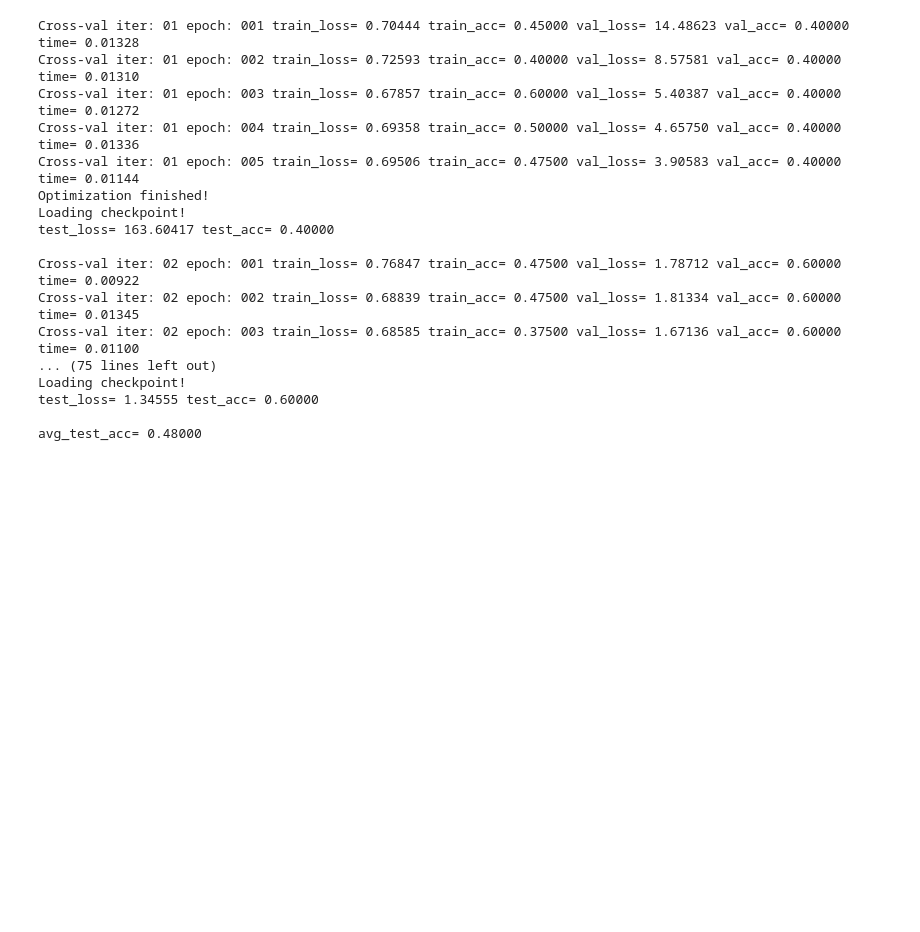
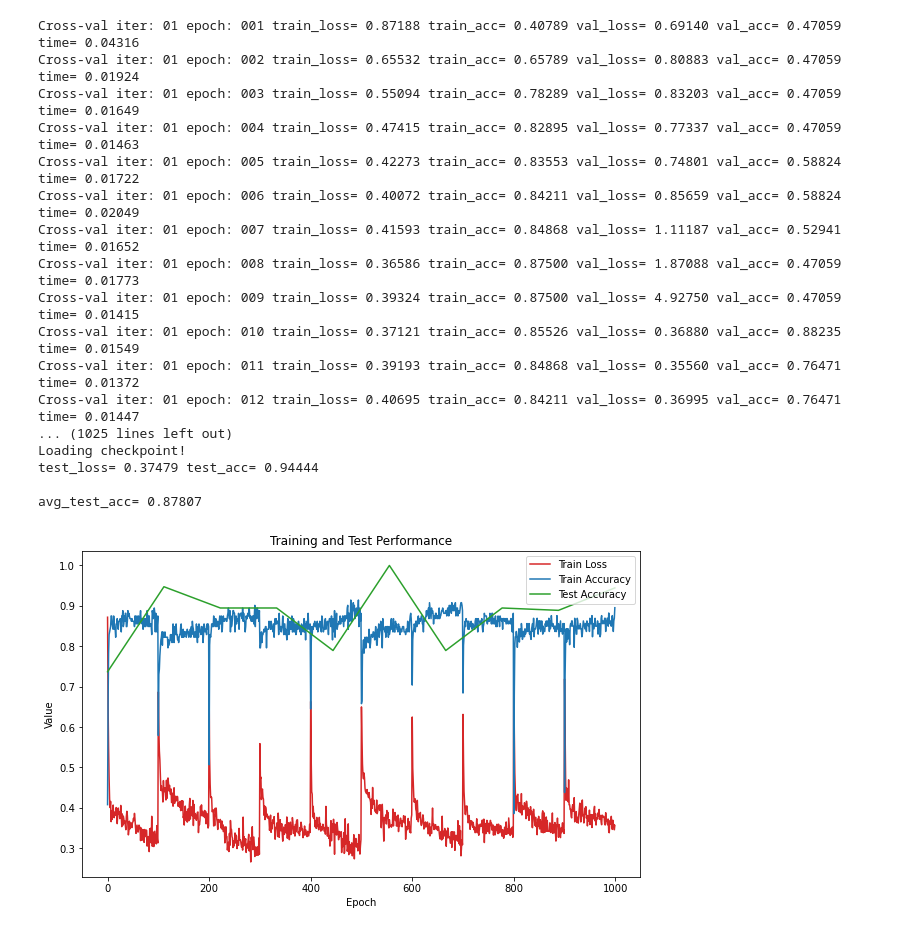
Before and after one commit to huangderful/hrwgnn, a Jupyter notebook: main.ipynb, the cells around one changed output. Drawn from its saved outputs; the diff is of its cells as text; code cells hidden in the pictures; blank space fills up the shorter version.

```diff
--- a/main.ipynb
+++ b/main.ipynb
@@ -253,6 +261,11 @@ kf = KFold(n_splits=10, shuffle=True, random_state=13)
 it = 0
 accs = list()
 # %%
+model = []
+total_train_loss = []
+total_train_acc = []
+total_test_acc = []
+
 for train_index, test_index in kf.split(y):
     it += 1
 
@@ -332,6 +345,9 @@ for train_index, test_index in kf.split(y):
             "train_acc=", "{:.5f}".format(train_acc.avg), "val_loss=", "{:.5f}".format(val_loss.avg),
             "val_acc=", "{:.5f}".format(val_acc.avg), "time=", "{:.5f}".format(time.time() - start))
 
+        total_train_loss.append(train_loss.avg)
+        total_train_acc.append(train_acc.avg)
+
         # Remember best accuracy and save checkpoint
         is_best = val_acc.avg >= best_acc
         best_acc = max(val_acc.avg, best_acc)
@@ -363,26 +379,58 @@ for train_index, test_index in kf.split(y):
     # Print results
     print("test_loss=", "{:.5f}".format(test_loss.avg), "test_acc=", "{:.5f}".format(test_acc.avg))
     print()
+    total_test_acc.append(test_acc.avg)
 
 print("avg_test_acc=", "{:.5f}".format(np.mean(accs)))
 # %% [output]
-Cross-val iter: 01 epoch: 001 train_loss= 0.70444 train_acc= 0.45000 val_loss= 14.48623 val_acc= 0.40000 time= 0.01328
-Cross-val iter: 01 epoch: 002 train_loss= 0.72593 train_acc= 0.40000 val_loss= 8.57581 val_acc= 0.40000 time= 0.01310
-Cross-val iter: 01 epoch: 003 train_loss= 0.67857 train_acc= 0.60000 val_loss= 5.40387 val_acc= 0.40000 time= 0.01272
-Cross-val iter: 01 epoch: 004 train_loss= 0.69358 train_acc= 0.50000 val_loss= 4.65750 val_acc= 0.40000 time= 0.01336
-Cross-val iter: 01 epoch: 005 train_loss= 0.69506 train_acc= 0.47500 val_loss= 3.90583 val_acc= 0.40000 time= 0.01144
-Optimization finished!
+Cross-val iter: 01 epoch: 001 train_loss= 0.87188 train_acc= 0.40789 val_loss= 0.69140 val_acc= 0.47059 time= 0.04316
+Cross-val iter: 01 epoch: 002 train_loss= 0.65532 train_acc= 0.65789 val_loss= 0.80883 val_acc= 0.47059 time= 0.01924
+Cross-val iter: 01 epoch: 003 train_loss= 0.55094 train_acc= 0.78289 val_loss= 0.83203 val_acc= 0.47059 time= 0.01649
+Cross-val iter: 01 epoch: 004 train_loss= 0.47415 train_acc= 0.82895 val_loss= 0.77337 val_acc= 0.47059 time= 0.01463
+Cross-val iter: 01 epoch: 005 train_loss= 0.42273 train_acc= 0.83553 val_loss= 0.74801 val_acc= 0.58824 time= 0.01722
+Cross-val iter: 01 epoch: 006 train_loss= 0.40072 train_acc= 0.84211 val_loss= 0.85659 val_acc= 0.58824 time= 0.02049
+Cross-val iter: 01 epoch: 007 train_loss= 0.41593 train_acc= 0.84868 val_loss= 1.11187 val_acc= 0.52941 time= 0.01652
+Cross-val iter: 01 epoch: 008 train_loss= 0.36586 train_acc= 0.87500 val_loss= 1.87088 val_acc= 0.47059 time= 0.01773
+Cross-val iter: 01 epoch: 009 train_loss= 0.39324 train_acc= 0.87500 val_loss= 4.92750 val_acc= 0.47059 time= 0.01415
+Cross-val iter: 01 epoch: 010 train_loss= 0.37121 train_acc= 0.85526 val_loss= 0.36880 val_acc= 0.88235 time= 0.01549
+Cross-val iter: 01 epoch: 011 train_loss= 0.39193 train_acc= 0.84868 val_loss= 0.35560 val_acc= 0.76471 time= 0.01372
+Cross-val iter: 01 epoch: 012 train_loss= 0.40695 train_acc= 0.84211 val_loss= 0.36995 val_acc= 0.76471 time= 0.01447
+... (1025 lines left out)
 Loading checkpoint!
-test_loss= 163.60417 test_acc= 0.40000
+test_loss= 0.37479 test_acc= 0.94444
 
-Cross-val iter: 02 epoch: 001 train_loss= 0.76847 train_acc= 0.47500 val_loss= 1.78712 val_acc= 0.60000 time= 0.00922
-Cross-val iter: 02 epoch: 002 train_loss= 0.68839 train_acc= 0.47500 val_loss= 1.81334 val_acc= 0.60000 time= 0.01345
-Cross-val iter: 02 epoch: 003 train_loss= 0.68585 train_acc= 0.37500 val_loss= 1.67136 val_acc= 0.60000 time= 0.01100
-... (75 lines left out)
-Loading checkpoint!
-test_loss= 1.34555 test_acc= 0.60000
-
-avg_test_acc= 0.48000
+avg_test_acc= 0.87807
+# %%
+import matplotlib.pyplot as plt
+
+# Create an array of x-values for the larger arrays
+x_train = np.arange(len(total_train_loss))
+
+# Create x-values for the smaller test_acc array
+x_test = np.linspace(0, len(total_train_loss)-1, len(total_test_acc))  # Adjust to match train data
+
+# Create the plot
+plt.figure(figsize=(10, 6))
+
+# Plot train_loss and train_acc
+plt.plot(x_train, total_train_loss, label='Train Loss', color='tab:red', linestyle='-')
+plt.plot(x_train, total_train_acc, label='Train Accuracy', color='tab:blue', linestyle='-')
+
+# Plot test_acc with adjusted x-values
+plt.plot(x_test, total_test_acc, label='Test Accuracy', color='tab:green')
+
+# Add labels and title
+plt.xlabel('Epoch')
+plt.ylabel('Value')
+plt.title('Training and Test Performance')
+
+# Show a legend
+plt.legend()
+
+# Display the plot
+plt.show()
+# %% [output]
+[figure, added]
 # %%
 adjacency_lists = model.get_hidden_graphs_adjacency_list()
 
```
Also changed, not shown: parts of 5 cells of this notebook.
